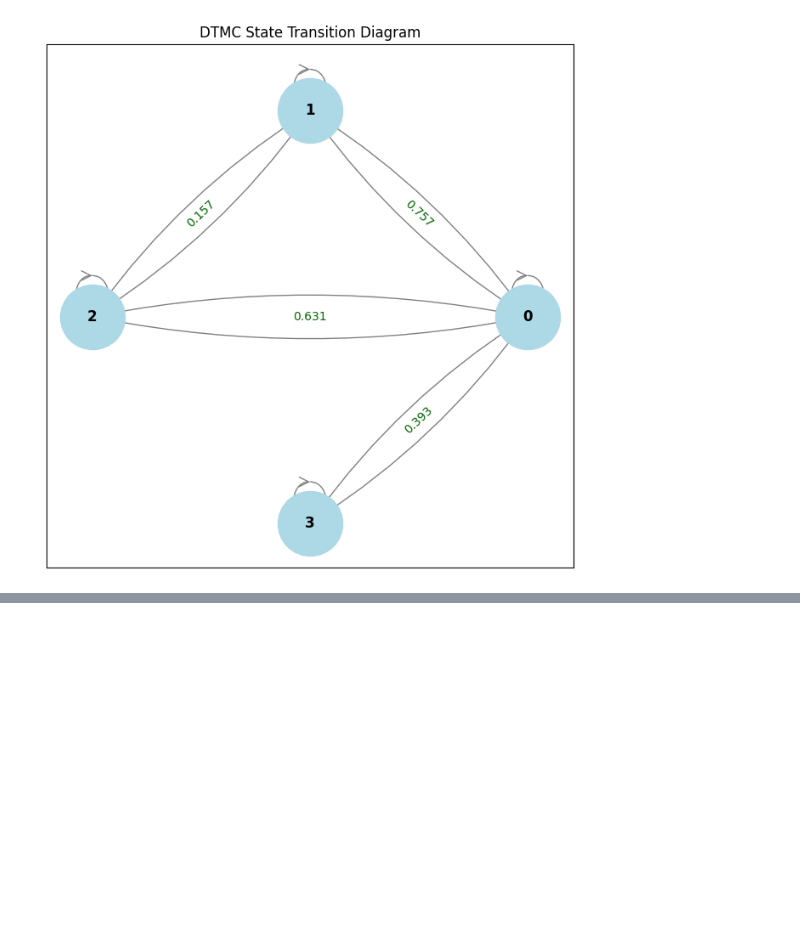
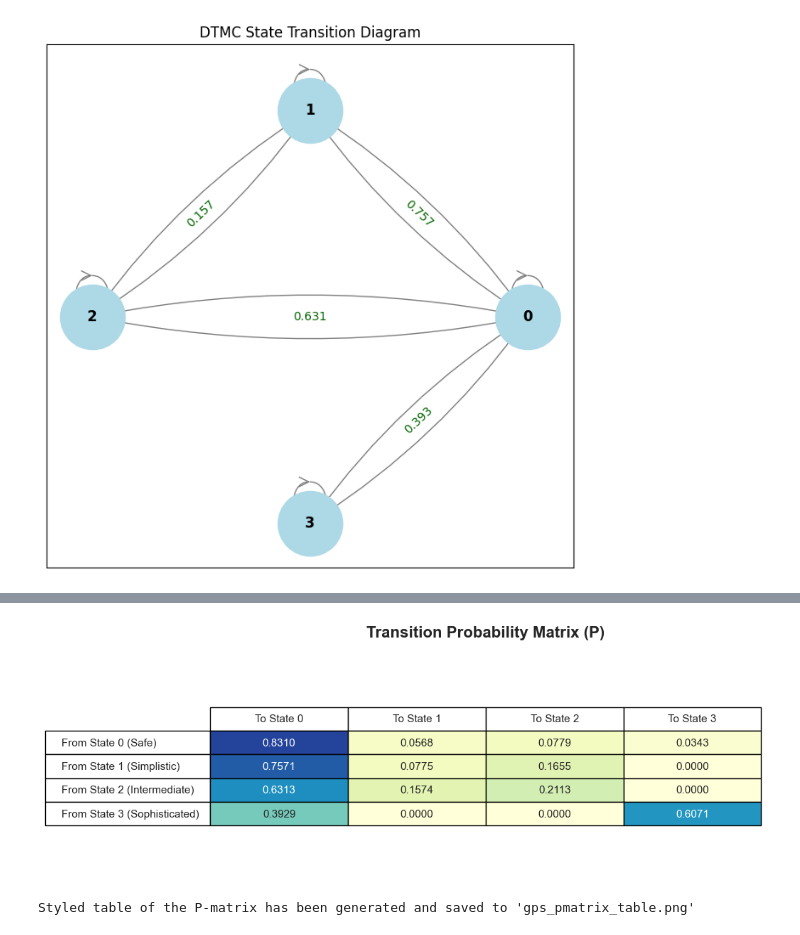
Before and after one commit to laiszig/uav-gps-spoofing-markov, a Jupyter notebook: gps-spoofing-analysis.ipynb, the cells around one changed output, grey strips where cells are left out. Saved outputs shown, nothing was run; the diff lists cells and outputs as text; code cells hidden in the pictures; blank space fills up the shorter version.

```diff
--- a/gps-spoofing-analysis.ipynb
+++ b/gps-spoofing-analysis.ipynb
@@ -279,0 +316,74 @@ Generating simple diagram with Matplotlib and NetworkX...
+# %%
+import pandas as pd
+import numpy as np
+import matplotlib.pyplot as plt
+
+# --- Step 1: Input the P-Matrix from Your DTMC Analysis ---
+
+p_matrix_data = {
+    0: [0.8310, 0.0568, 0.0779, 0.0343],
+    1: [0.7571, 0.0775, 0.1655, 0.0000],
+    2: [0.6313, 0.1574, 0.2113, 0.0000],
+    3: [0.3929, 0.0000, 0.0000, 0.6071]
+}
+p_matrix = pd.DataFrame(p_matrix_data).transpose()
+
+# Define the labels for the rows and columns
+row_labels = ['From State 0 (Safe)', 'From State 1 (Simplistic)', 'From State 2 (Intermediate)', 'From State 3 (Sophisticated)']
+col_labels = ['To State 0', 'To State 1', 'To State 2', 'To State 3']
+
+
+# --- Step 2: Create the Table Visualization ---
+
+# Create a figure and axes object. We'll hide the axes to only show the table.
+fig, ax = plt.subplots(figsize=(10, 4))
+ax.axis('tight')
+ax.axis('off')
+
+# Format the cell text to 4 decimal places
+cell_text = [[f'{prob:.4f}' for prob in row] for row in p_matrix.values]
+
+# Create the table
+the_table = ax.table(cellText=cell_text,
+                     rowLabels=row_labels,
+                     colLabels=col_labels,
+                     cellLoc='center',
+                     loc='center')
+
+# --- Step 3: Style the Table ---
+
+# Scale the table to be larger
+the_table.scale(1, 2)
+the_table.auto_set_font_size(False)
+the_table.set_fontsize(11)
+
+# Apply a heatmap color scheme to the cells
+# We use a Yellow-Green-Blue colormap here. High probabilities will be dark blue.
+cmap = plt.get_cmap('YlGnBu')
+cells = the_table.get_celld()
+for i in range(len(p_matrix.columns)):
+    for j in range(len(p_matrix.index)):
+        # The +1 is because the header row is row 0
+        cell = cells[(j+1, i)]
+        prob = p_matrix.iloc[j, i]
+        cell.set_facecolor(cmap(prob))
+        # Set text color to white for dark cells for better readability
+        if prob > 0.5:
+            cell.get_text().set_color('white')
+
+# Add a title
+plt.title('Transition Probability Matrix (P)', fontsize=16, weight='bold', pad=20)
+
+
+# --- Step 4: Save and Show the Plot ---
+
+# Save the table as a high-resolution image file
+plt.savefig('gps_pmatrix_table.png', dpi=300, bbox_inches='tight')
+
+# Display the plot
+plt.show()
+
+print("Styled table of the P-matrix has been generated and saved to 'gps_pmatrix_table.png'")
+# %% [output]
+[figure, added]
+Styled table of the P-matrix has been generated and saved to 'gps_pmatrix_table.png'
```
Also changed, not shown: parts of 1 cell of this notebook, 3 other files.
